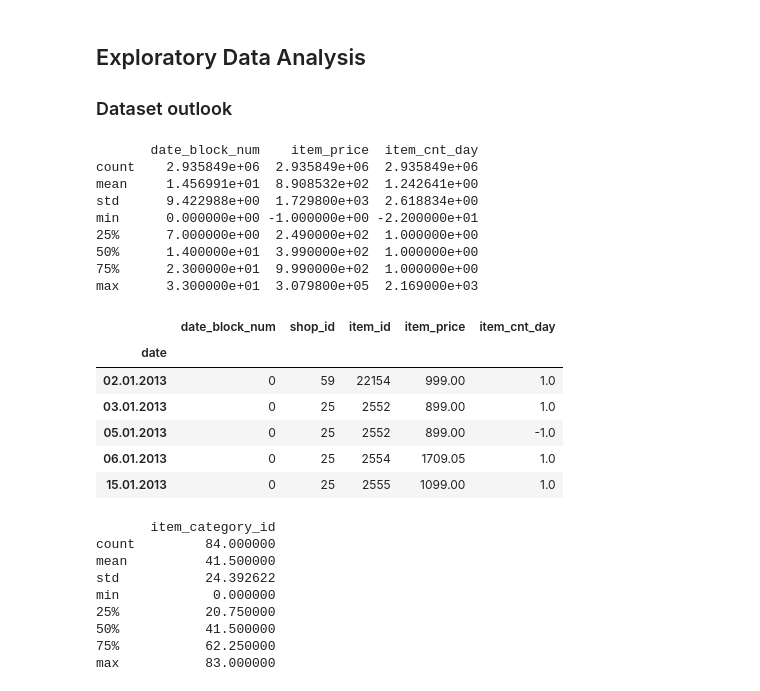
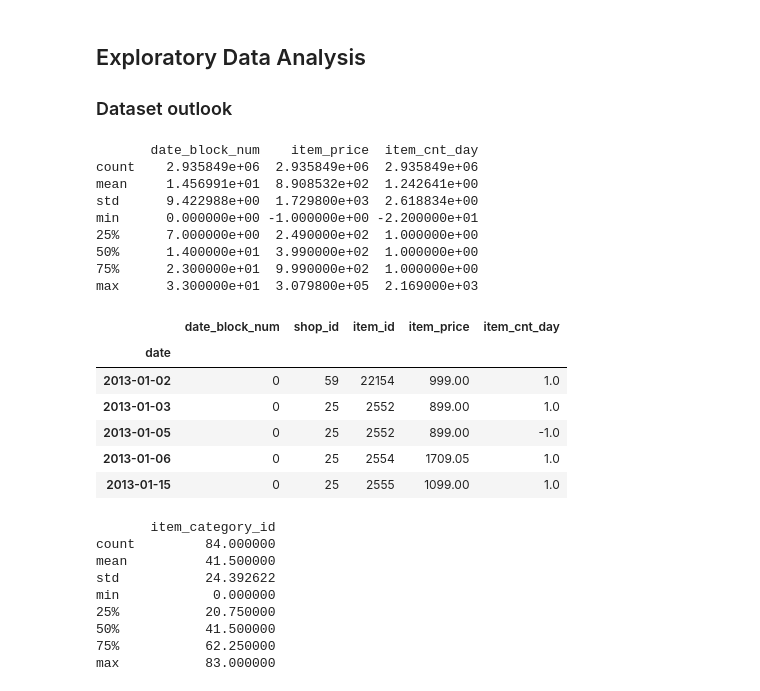
Before and after one commit to pjbaudin/kaggle_team_comp, a Jupyter notebook: 1-Predict Future Sales/Base Exploratory Data Analysis.ipynb, the cells around one changed output. Saved outputs shown, nothing was run; the diff lists cells and outputs as text; code cells hidden in the pictures.

```diff
--- a/1-Predict Future Sales/Base Exploratory Data Analysis.ipynb
+++ b/1-Predict Future Sales/Base Exploratory Data Analysis.ipynb
@@ -10,7 +10,7 @@ import matplotlib.pyplot as plt
 import pandas as pd
 # %%
 # Import all of them
-sales = pd.read_csv("data/sales_train.csv.gz", compression='gzip')
+sales_original = pd.read_csv("data/sales_train.csv.gz", compression='gzip')
 item_cat = pd.read_csv("data/item_categories.csv")
 item = pd.read_csv("data/items.csv")
 shops=pd.read_csv("data/shops.csv")
@@ -18,14 +27,20 @@ test=pd.read_csv("data/test.csv.gz", compression='gzip')
 # %% [markdown]
 ## Data Processing
 # %%
-# set index to date
-sales_update = sales.set_index('date')
+# Copy and clean sales dataset
+sales = sales_original
+# convert to datetime
+sales['date'] = pd.to_datetime(sales['date'], format='%d.%m.%Y')
+
+# set index
+sales = sales.set_index('date')
 
 # set shop_id, item_id to categorical variables
-sales_update['shop_id'] = sales_update['shop_id'].astype('category')
-sales_update['item_id'] = sales_update['item_id'].astype('category')
+sales['shop_id'] = sales['shop_id'].astype('category')
+sales['item_id'] = sales['item_id'].astype('category')
 
 # see dataset info
-sales_update.info()
+sales.info()
+sales.head()
 # %% [output]
 <class 'pandas.core.frame.DataFrame'>
@@ -43,25 +65,25 @@ memory usage: 98.8+ MB
 
 ### Dataset outlook
 # %%
-print(sales_update.describe())
-sales_update.head()
+print(sales.describe())
+sales.head()
 # %% [output]
        date_block_num    item_price  item_cnt_day
 count    2.935849e+06  2.935849e+06  2.935849e+06
 mean     1.456991e+01  8.908532e+02  1.242641e+00
 std      9.422988e+00  1.729800e+03  2.618834e+00
 min      0.000000e+00 -1.000000e+00 -2.200000e+01
 25%      7.000000e+00  2.490000e+02  1.000000e+00
 50%      1.400000e+01  3.990000e+02  1.000000e+00
 75%      2.300000e+01  9.990000e+02  1.000000e+00
 max      3.300000e+01  3.079800e+05  2.169000e+03
 |  | date_block_num | shop_id | item_id | item_price | item_cnt_day |
 | date |  |  |  |  |  |
-| 02.01.2013 | 0 | 59 | 22154 | 999.00 | 1.0 |
-| 03.01.2013 | 0 | 25 | 2552 | 899.00 | 1.0 |
-| 05.01.2013 | 0 | 25 | 2552 | 899.00 | -1.0 |
-| 06.01.2013 | 0 | 25 | 2554 | 1709.05 | 1.0 |
-| 15.01.2013 | 0 | 25 | 2555 | 1099.00 | 1.0 |
+| 2013-01-02 | 0 | 59 | 22154 | 999.00 | 1.0 |
+| 2013-01-03 | 0 | 25 | 2552 | 899.00 | 1.0 |
+| 2013-01-05 | 0 | 25 | 2552 | 899.00 | -1.0 |
+| 2013-01-06 | 0 | 25 | 2554 | 1709.05 | 1.0 |
+| 2013-01-15 | 0 | 25 | 2555 | 1099.00 | 1.0 |
 # %%
 print(item_cat.describe())
 item_cat.head()
```
Also changed, not shown: parts of 6 cells of this notebook.
